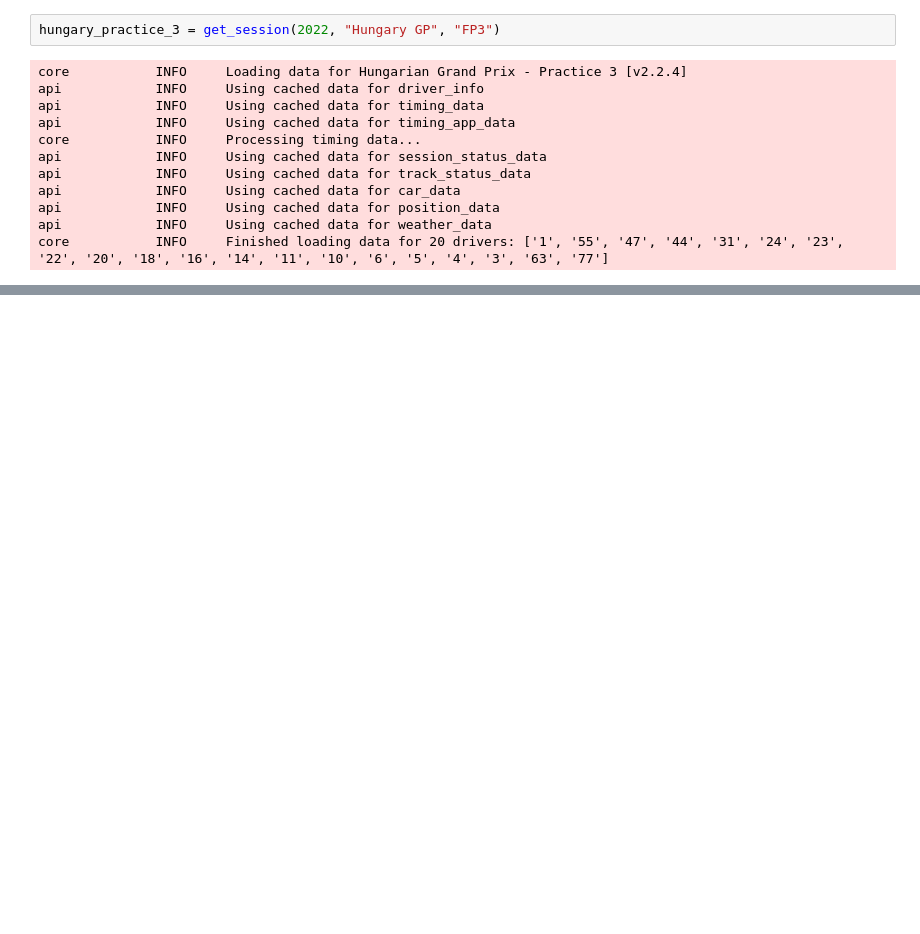
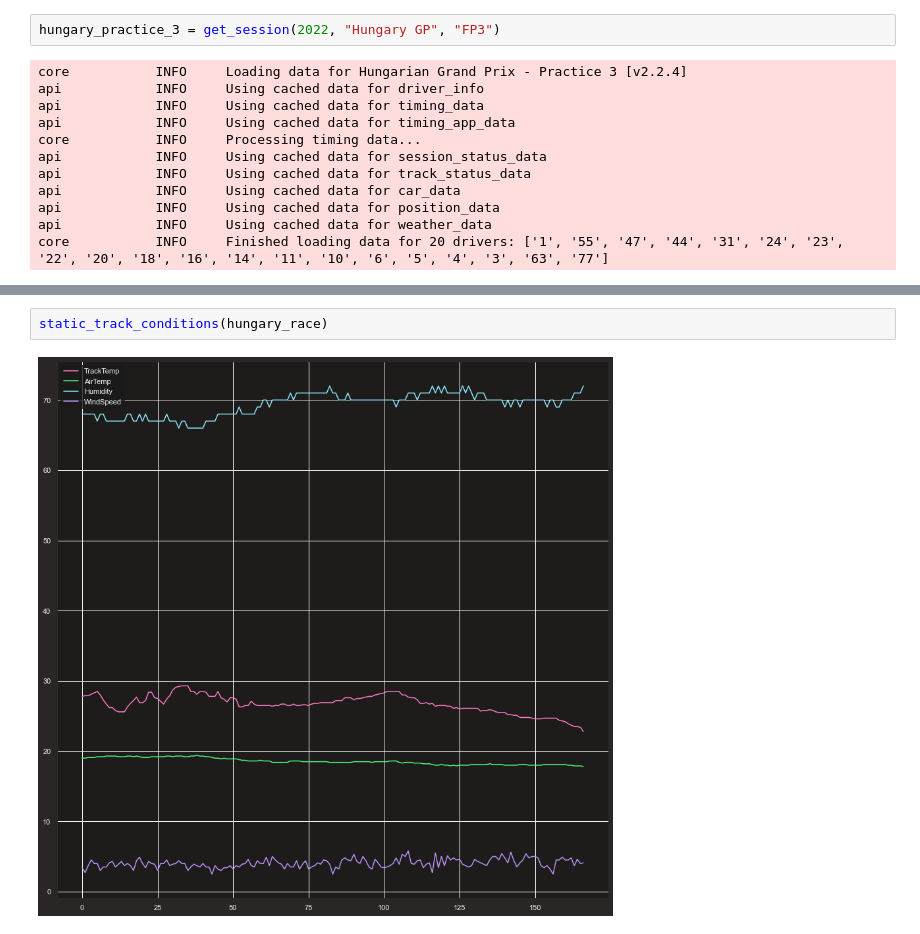
Before and after one commit to CamStevens15/F1_2022_race_analytics, a Jupyter notebook: Code_Analysis/Hungary_GP.ipynb, the cells around one changed output, grey strips where cells are left out. Saved outputs shown, nothing was run; the diff lists cells and outputs as text; blank space fills up the shorter version.

```diff
--- a/Code_Analysis/Hungary_GP.ipynb
+++ b/Code_Analysis/Hungary_GP.ipynb
@@ -37,0 +90,4 @@ hungary_race = get_session(2022, "Hungary GP", "R")
+# %%
+static_track_conditions(hungary_race)
+# %% [output]
+[figure, added]
```
Also changed, not shown: parts of 22 cells of this notebook, 1 other file.
